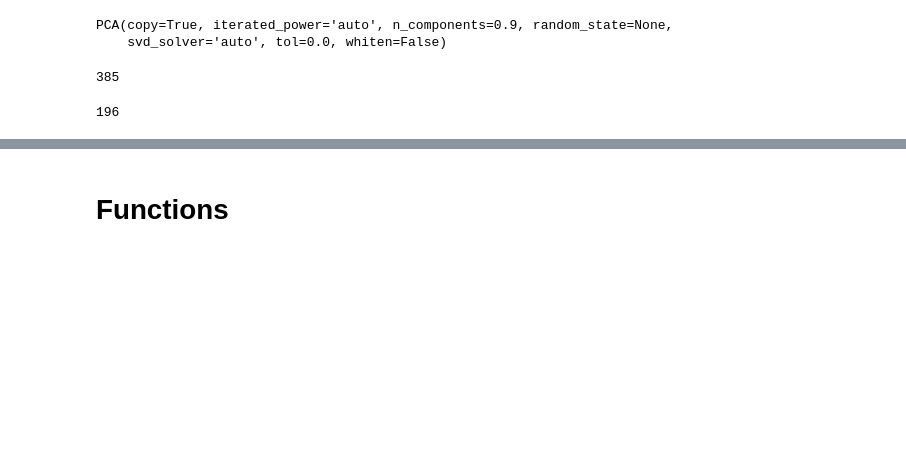
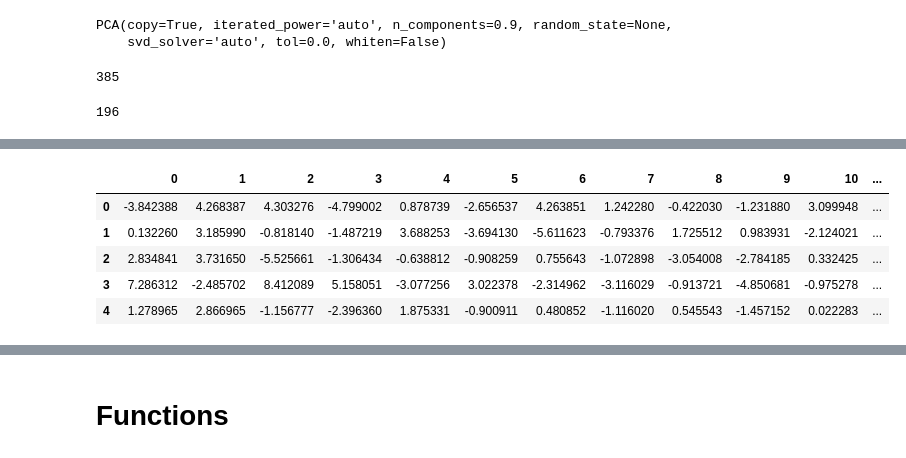
Before and after one commit to TobiPrae/customer_segmentation, a Jupyter notebook: CustomerSegmentation.ipynb, the cells around one changed output, grey strips where cells are left out. Cells and saved outputs as stored; diff of their text form; code cells hidden in the pictures; blank space fills up the shorter version.

```diff
--- a/CustomerSegmentation.ipynb
+++ b/CustomerSegmentation.ipynb
@@ -441,2 +471,2 @@ pca.n_components_
 # %%
-reduced_data = pca.transform(np.array(df))
+pca_components = pd.DataFrame(pca.transform(np.array(df)))
@@ -446,0 +473,9 @@ reduced_data.shape
+# %%
+pca_components.head(5)
+# %% [output]
+|  | 0 | 1 | 2 | 3 | 4 | 5 | 6 | 7 | 8 | 9 | 10 | ... |
+| 0 | -3.842388 | 4.268387 | 4.303276 | -4.799002 | 0.878739 | -2.656537 | 4.263851 | 1.242280 | -0.422030 | -1.231880 | 3.099948 | ... |
+| 1 | 0.132260 | 3.185990 | -0.818140 | -1.487219 | 3.688253 | -3.694130 | -5.611623 | -0.793376 | 1.725512 | 0.983931 | -2.124021 | ... |
+| 2 | 2.834841 | 3.731650 | -5.525661 | -1.306434 | -0.638812 | -0.908259 | 0.755643 | -1.072898 | -3.054008 | -2.784185 | 0.332425 | ... |
+| 3 | 7.286312 | -2.485702 | 8.412089 | 5.158051 | -3.077256 | 3.022378 | -2.314962 | -3.116029 | -0.913721 | -4.850681 | -0.975278 | ... |
+| 4 | 1.278965 | 2.866965 | -1.156777 | -2.396360 | 1.875331 | -0.900911 | 0.480852 | -1.116020 | 0.545543 | -1.457152 | 0.022283 | ... |
```
Also changed, not shown: parts of 5 cells of this notebook.
